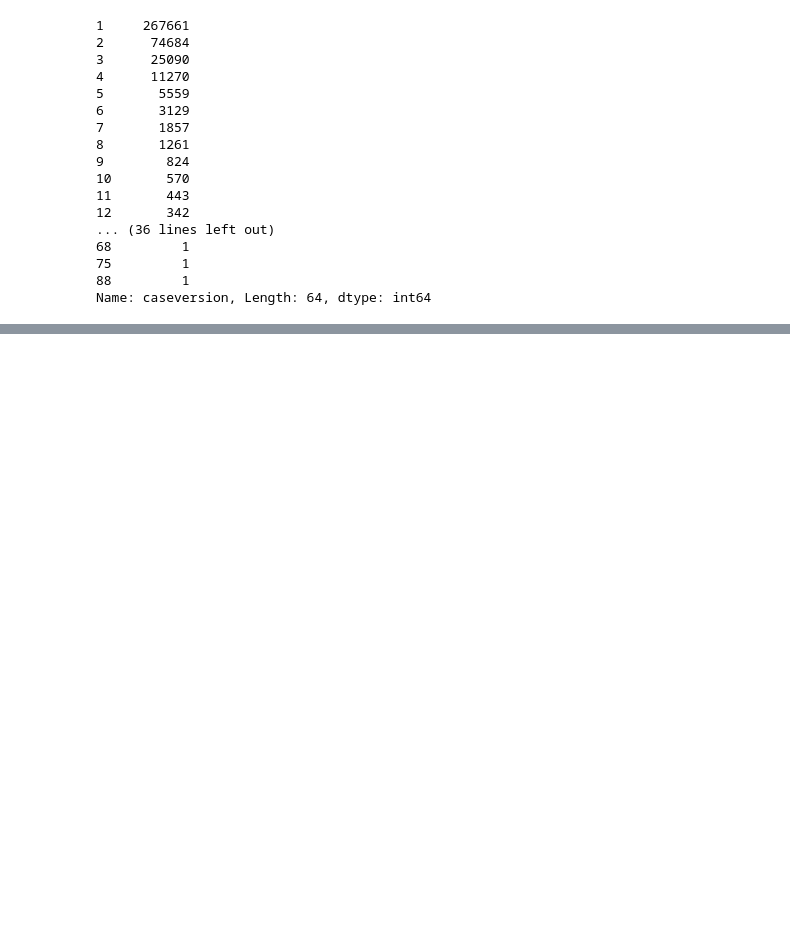
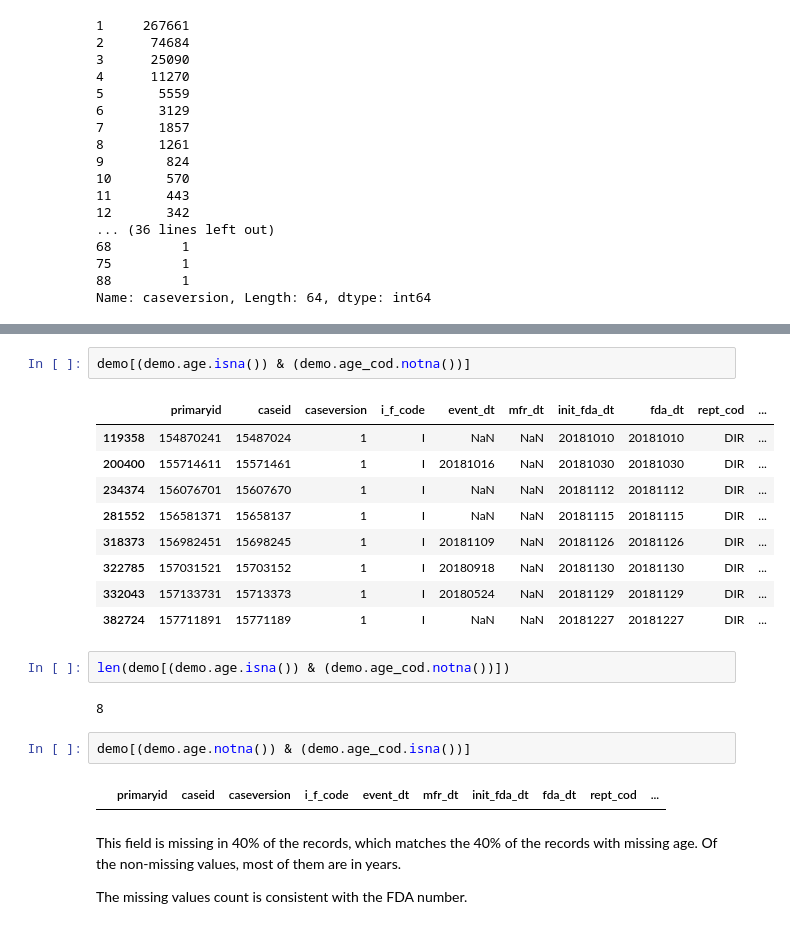
Before and after one commit to 33eyes/FAERS_graph, a Jupyter notebook: data_quality_analysis.ipynb, the cells around one changed output, grey strips where cells are left out. Drawn from its saved outputs; the diff is of its cells as text; blank space fills up the shorter version.

```diff
--- a/data_quality_analysis.ipynb
+++ b/data_quality_analysis.ipynb
@@ -422,0 +1020,24 @@ True
+# %%
+demo[(demo.age.isna()) & (demo.age_cod.notna())]
+# %% [output]
+|  | primaryid | caseid | caseversion | i_f_code | event_dt | mfr_dt | init_fda_dt | fda_dt | rept_cod | ... |
+| 119358 | 154870241 | 15487024 | 1 | I | NaN | NaN | 20181010 | 20181010 | DIR | ... |
+| 200400 | 155714611 | 15571461 | 1 | I | 20181016 | NaN | 20181030 | 20181030 | DIR | ... |
+| 234374 | 156076701 | 15607670 | 1 | I | NaN | NaN | 20181112 | 20181112 | DIR | ... |
+| 281552 | 156581371 | 15658137 | 1 | I | NaN | NaN | 20181115 | 20181115 | DIR | ... |
+| 318373 | 156982451 | 15698245 | 1 | I | 20181109 | NaN | 20181126 | 20181126 | DIR | ... |
+| 322785 | 157031521 | 15703152 | 1 | I | 20180918 | NaN | 20181130 | 20181130 | DIR | ... |
+| 332043 | 157133731 | 15713373 | 1 | I | 20180524 | NaN | 20181129 | 20181129 | DIR | ... |
+| 382724 | 157711891 | 15771189 | 1 | I | NaN | NaN | 20181227 | 20181227 | DIR | ... |
+# %%
+len(demo[(demo.age.isna()) & (demo.age_cod.notna())])
+# %% [output]
+8
+# %%
+demo[(demo.age.notna()) & (demo.age_cod.isna())]
+# %% [output]
+|  | primaryid | caseid | caseversion | i_f_code | event_dt | mfr_dt | init_fda_dt | fda_dt | rept_cod | ... |
+# %% [markdown]
+This field is missing in 40% of the records, which matches the 40% of the records with missing age. Of the non-missing values, most of them are in years.
+
+The missing values count is consistent with the FDA number.
```
Also changed, not shown: parts of 143 cells of this notebook.
